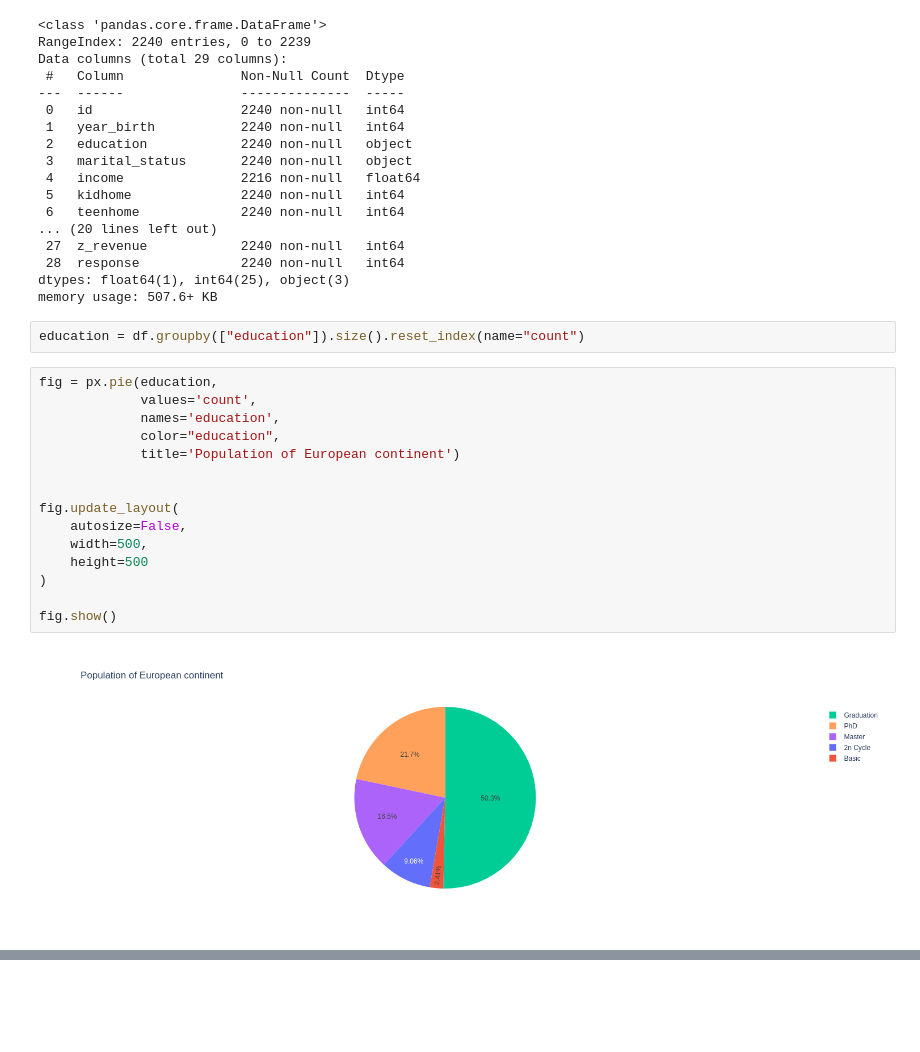
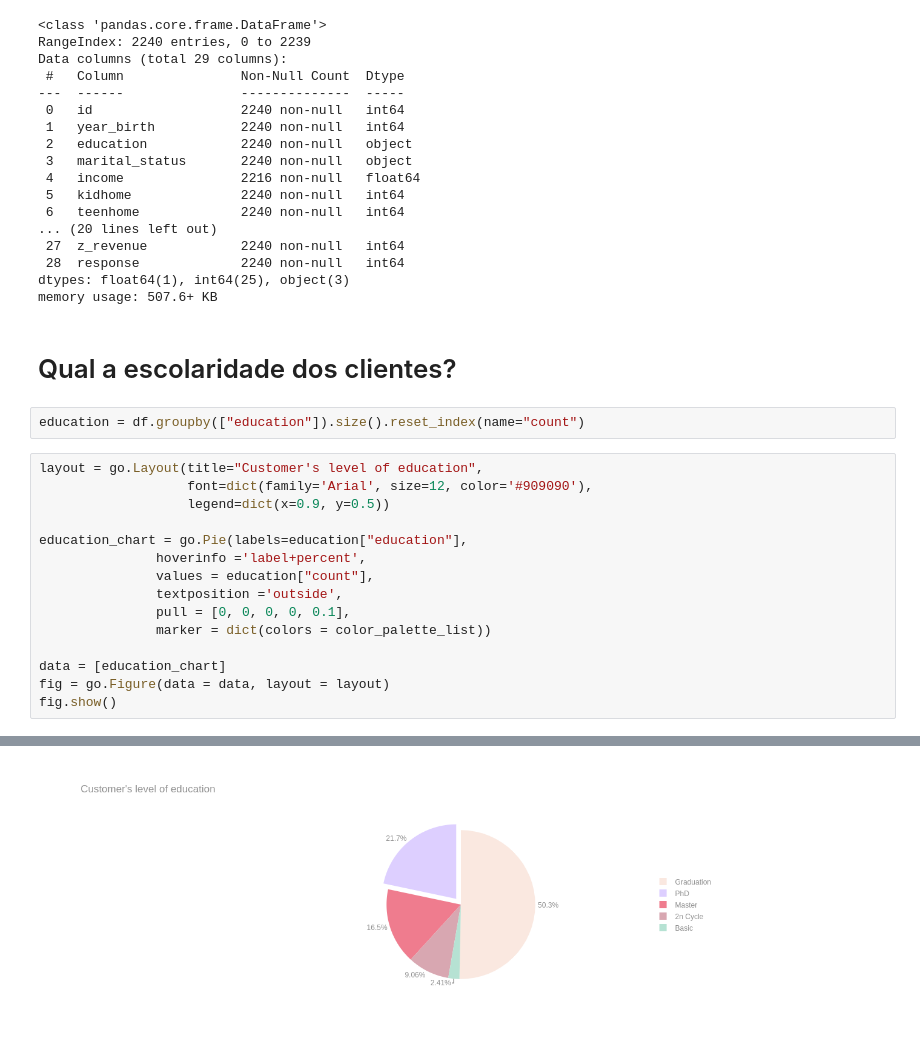
Before and after one commit to julianyraiol/customer-segmentation, a Jupyter notebook: notebook/analysis.ipynb, the cells around one changed output, grey strips where cells are left out. Drawn from its saved outputs; the diff is of its cells as text; blank space fills up the shorter version.

```diff
--- a/notebook/analysis.ipynb
+++ b/notebook/analysis.ipynb
@@ -34,22 +37,23 @@ Data columns (total 29 columns):
  28  response             2240 non-null   int64
 dtypes: float64(1), int64(25), object(3)
 memory usage: 507.6+ KB
+# %% [markdown]
+# Qual a escolaridade dos clientes?
 # %%
 education = df.groupby(["education"]).size().reset_index(name="count")
-# %%
-fig = px.pie(education,
-             values='count',
-             names='education',
-             color="education",
-             title='Population of European continent')
-
-
-fig.update_layout(
-    autosize=False,
-    width=500,
-    height=500
-)
-
-fig.show()
-# %% [output]
-[figure, removed]
+# %%
+layout = go.Layout(title="Customer's level of education",
+                   font=dict(family='Arial', size=12, color='#909090'),
+                   legend=dict(x=0.9, y=0.5))
+
+education_chart = go.Pie(labels=education["education"],
+               hoverinfo ='label+percent',
+               values = education["count"],
+               textposition ='outside',
+               pull = [0, 0, 0, 0, 0.1],
+               marker = dict(colors = color_palette_list))
+
+data = [education_chart]
+fig = go.Figure(data = data, layout = layout)
+fig.show()
+# %% [output]
@@ -55,0 +61 @@ fig.show()
+[figure, added]
```
Also changed, not shown: parts of 18 cells of this notebook, 4 other files.
